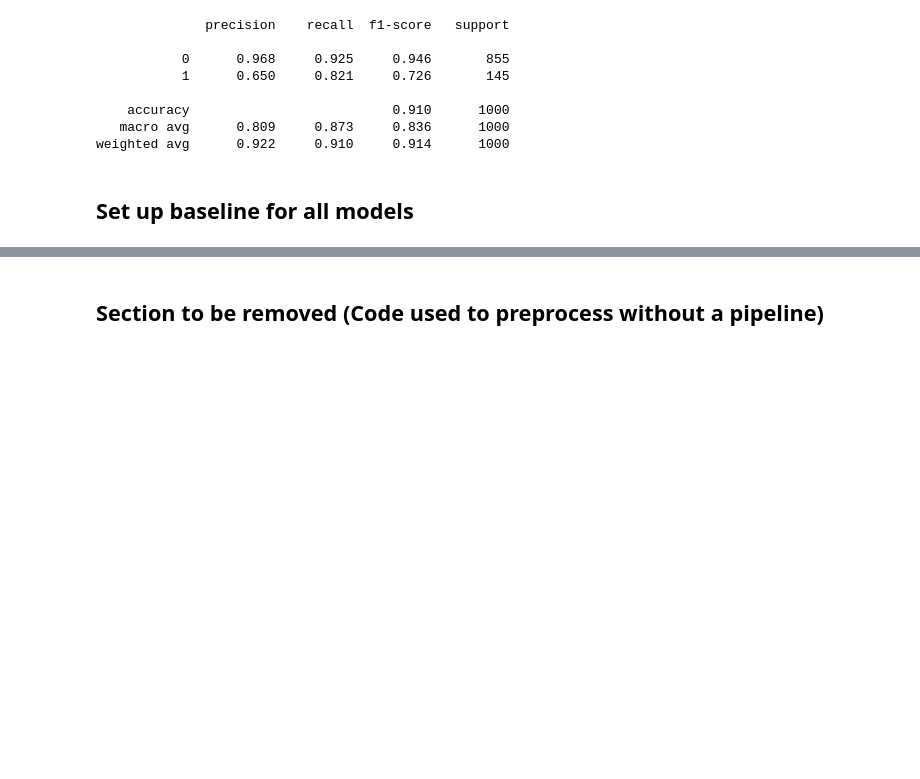
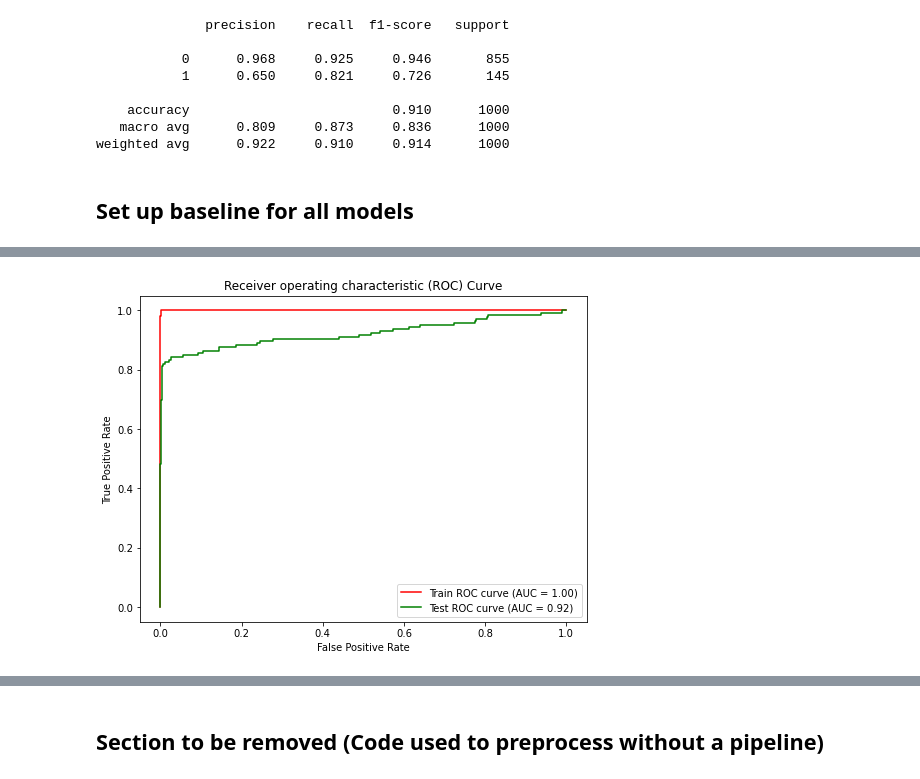
Before and after one commit to db495/Customer_churn_classification_project, a Jupyter notebook: telco_churn_model.ipynb, the cells around one changed output, grey strips where cells are left out. Saved outputs shown, nothing was run; the diff lists cells and outputs as text; code cells hidden in the pictures; blank space fills up the shorter version.

```diff
--- a/telco_churn_model.ipynb
+++ b/telco_churn_model.ipynb
@@ -295,0 +379,14 @@ weighted avg      0.969     0.969     0.968      1000
+# %%
+grid_xgb = {
+    'model__learning_rate': [0.1, 0.2],
+    'model__max_depth': [6],
+    'model__min_child_weight': [1, 2],
+    'model__subsample': [0.5, 0.7],
+    'model__n_estimators': [100],
+}
+
+tuned_xgboost_model = preparing_model_pipeline(X_train, model=XGBClassifier, grid=grid_xgb, score='recall')
+
+fitted_tuned_xgb = tuned_xgboost_model.fit(X_train, y_train)
+
+fitted_tuned_xgb.best_params_
@@ -295,0 +410,10 @@ weighted avg      0.969     0.969     0.968      1000
+# %%
+fig, ax2 = plt.subplots(figsize=(8,6))
+plot_roc_curve(fitted_tuned_xgb, X_train, y_train, ax=ax2, name ='Train ROC curve', color='r')
+plot_roc_curve(fitted_tuned_xgb, X_test, y_test, ax=ax2, name ='Test ROC curve', color='g')
+ax2.set_xlabel('False Positive Rate')
+ax2.set_ylabel('True Positive Rate')
+ax2.set_title('Receiver operating characteristic (ROC) Curve')
+plt.show();
+# %% [output]
+[figure, added]
```
Also changed, not shown: parts of 29 cells of this notebook.
